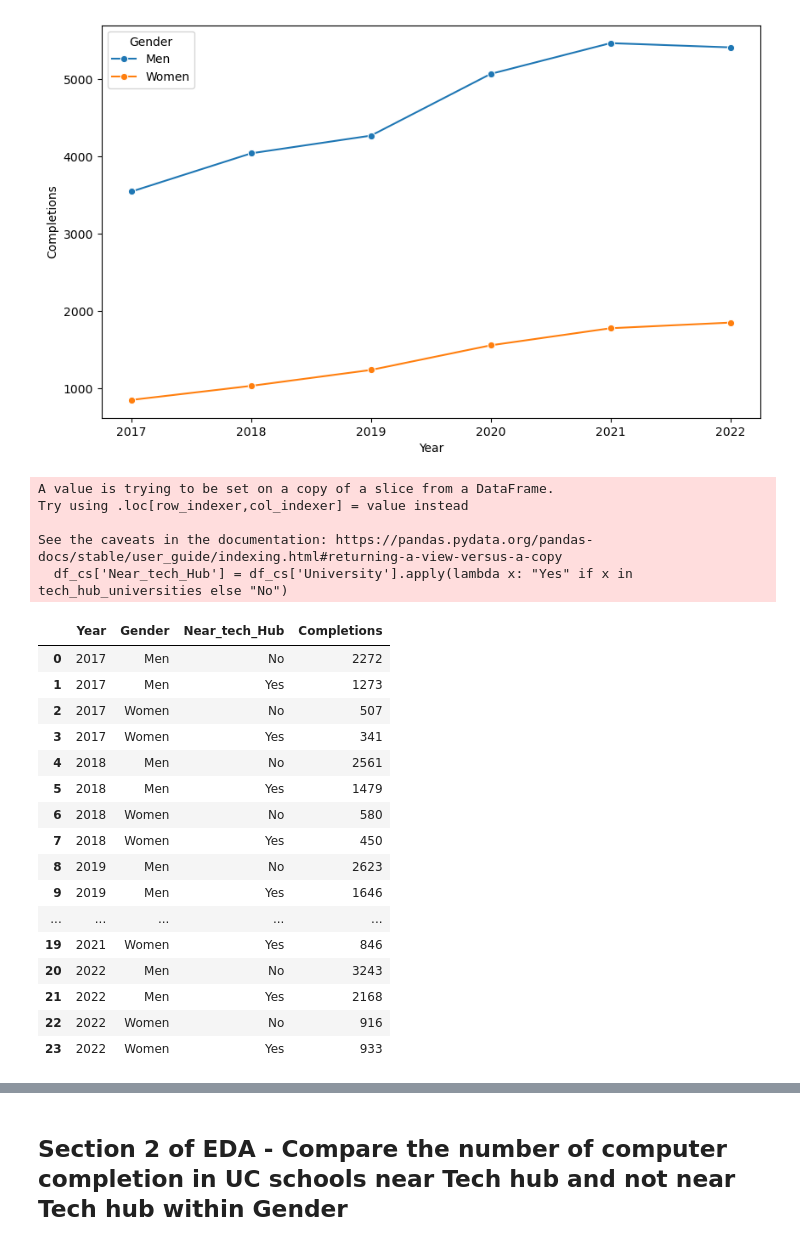
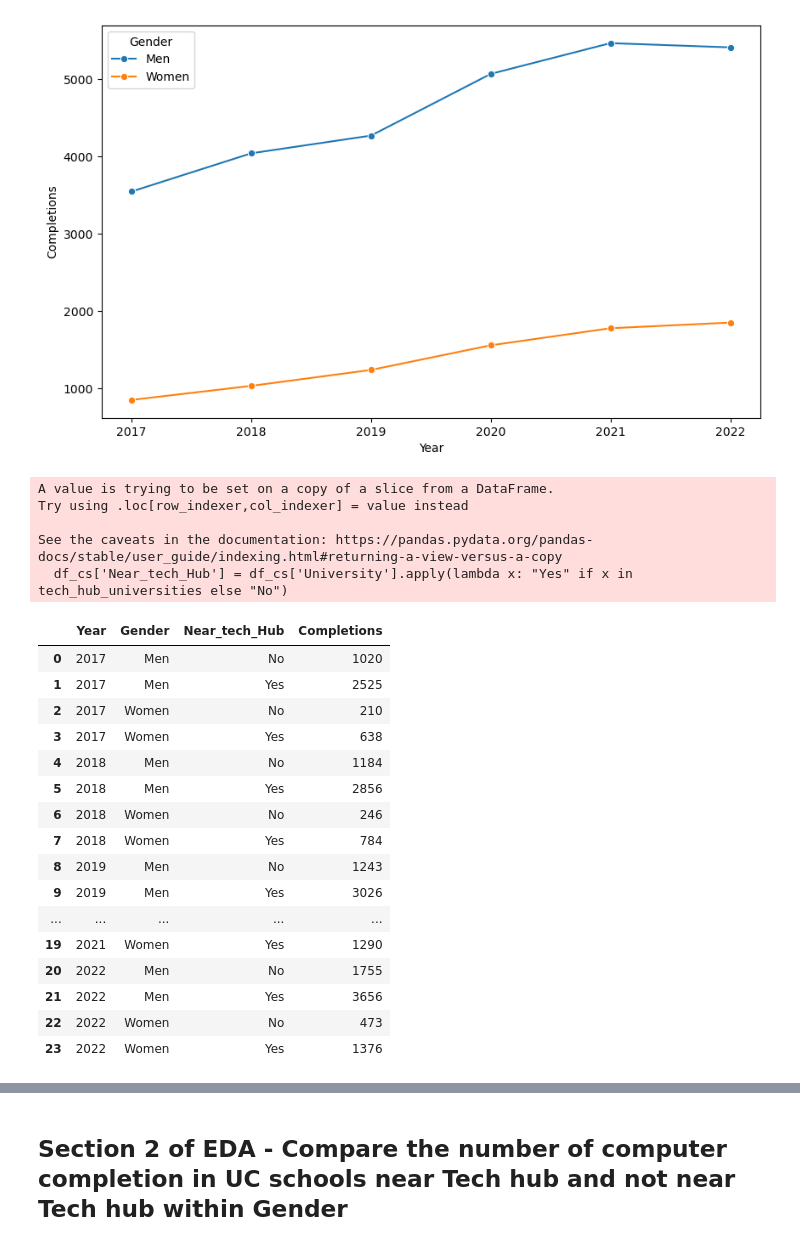
Before and after one commit to amelialei/UC-CS-Analysis, a Jupyter notebook: MATH189_final_project.ipynb, the cells around one changed output, grey strips where cells are left out. Drawn from its saved outputs; the diff is of its cells as text; code cells hidden in the pictures.

```diff
--- a/MATH189_final_project.ipynb
+++ b/MATH189_final_project.ipynb
@@ -299,38 +299,38 @@ sns.lineplot(data=gender_yearly_trend, x='Year', y='Completions', hue='Gender',
 <Axes: xlabel='Year', ylabel='Completions'>
 [figure]
 # %%
-tech_hub_universities = ["University of California-Berkeley", "University of California-San Diego",
+tech_hub_universities = ["University of California-Berkeley", "University of California-San Diego (110680)",
                           "University of California-Davis", "University of California-Santa Cruz",
-                          "University of California-Los Angeles"]
+                          "University of California-Los Angeles (110662)"]
 non_tech_hub_universities = ["University of California-Irvine", "University of California-Santa Barbara",
                               "University of California-Merced", "University of California-Riverside"]
 
 df_cs['Near_tech_Hub'] = df_cs['University'].apply(lambda x: "Yes" if x in tech_hub_universities else "No")
 grouped_df = df_cs.groupby(['Year', 'Gender', 'Near_tech_Hub'])['Completions'].sum().reset_index()
 grouped_df
 # %% [output]
 A value is trying to be set on a copy of a slice from a DataFrame.
 Try using .loc[row_indexer,col_indexer] = value instead
 
 See the caveats in the documentation: https://pandas.pydata.org/pandas-docs/stable/user_guide/indexing.html#returning-a-view-versus-a-copy
   df_cs['Near_tech_Hub'] = df_cs['University'].apply(lambda x: "Yes" if x in tech_hub_universities else "No")
 |  | Year | Gender | Near_tech_Hub | Completions |
-| 0 | 2017 | Men | No | 2272 |
-| 1 | 2017 | Men | Yes | 1273 |
-| 2 | 2017 | Women | No | 507 |
-| 3 | 2017 | Women | Yes | 341 |
-| 4 | 2018 | Men | No | 2561 |
-| 5 | 2018 | Men | Yes | 1479 |
-| 6 | 2018 | Women | No | 580 |
-| 7 | 2018 | Women | Yes | 450 |
-| 8 | 2019 | Men | No | 2623 |
-| 9 | 2019 | Men | Yes | 1646 |
+| 0 | 2017 | Men | No | 1020 |
+| 1 | 2017 | Men | Yes | 2525 |
+| 2 | 2017 | Women | No | 210 |
+| 3 | 2017 | Women | Yes | 638 |
+| 4 | 2018 | Men | No | 1184 |
+| 5 | 2018 | Men | Yes | 2856 |
+| 6 | 2018 | Women | No | 246 |
+| 7 | 2018 | Women | Yes | 784 |
+| 8 | 2019 | Men | No | 1243 |
+| 9 | 2019 | Men | Yes | 3026 |
 | ... | ... | ... | ... | ... |
-| 19 | 2021 | Women | Yes | 846 |
-| 20 | 2022 | Men | No | 3243 |
-| 21 | 2022 | Men | Yes | 2168 |
-| 22 | 2022 | Women | No | 916 |
-| 23 | 2022 | Women | Yes | 933 |
+| 19 | 2021 | Women | Yes | 1290 |
+| 20 | 2022 | Men | No | 1755 |
+| 21 | 2022 | Men | Yes | 3656 |
+| 22 | 2022 | Women | No | 473 |
+| 23 | 2022 | Women | Yes | 1376 |
 # %%
 tech_hub_data = grouped_df[grouped_df['Near_tech_Hub'] == "Yes"]
 
```
Also changed, not shown: parts of 16 cells of this notebook.
